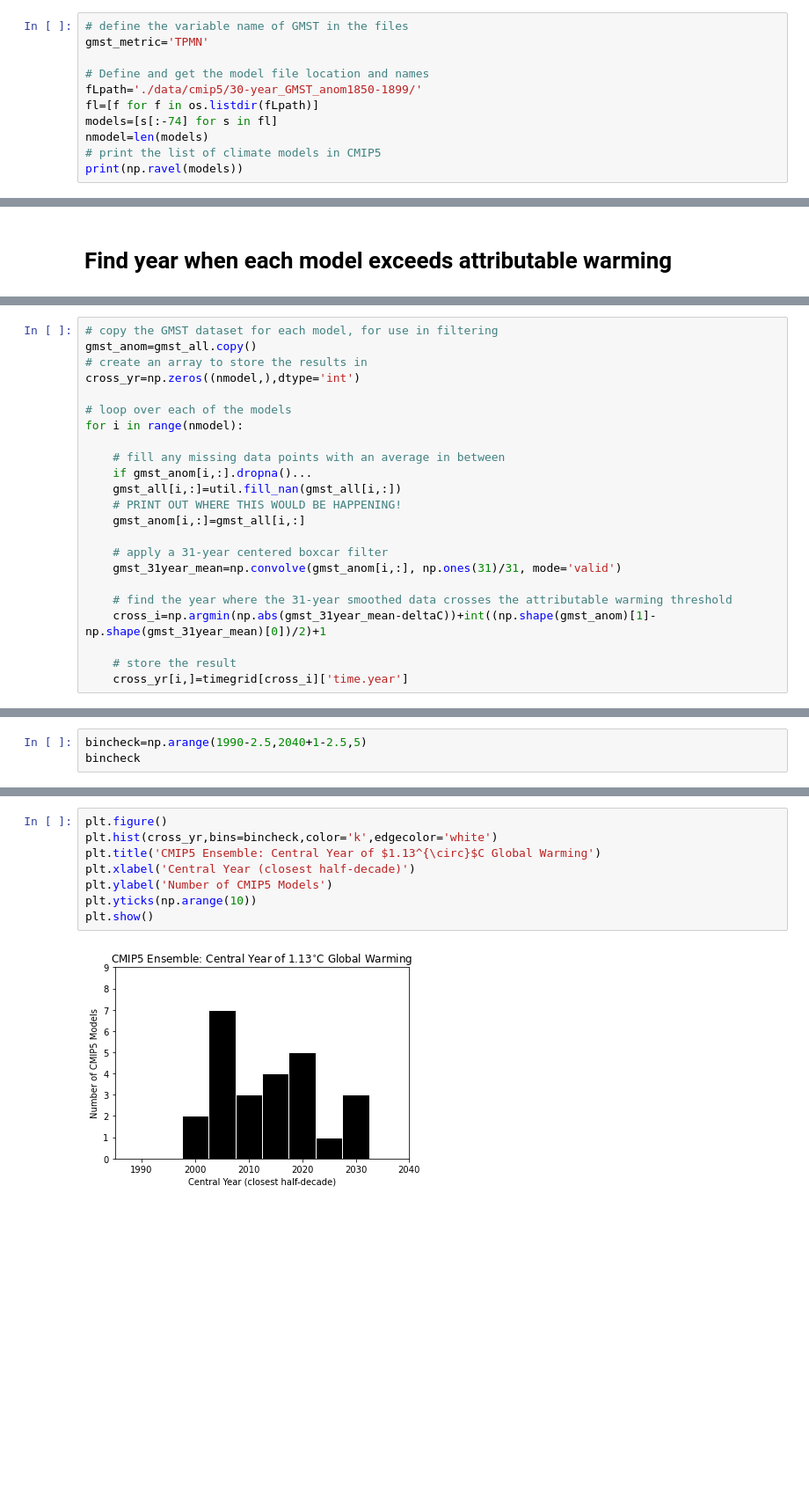
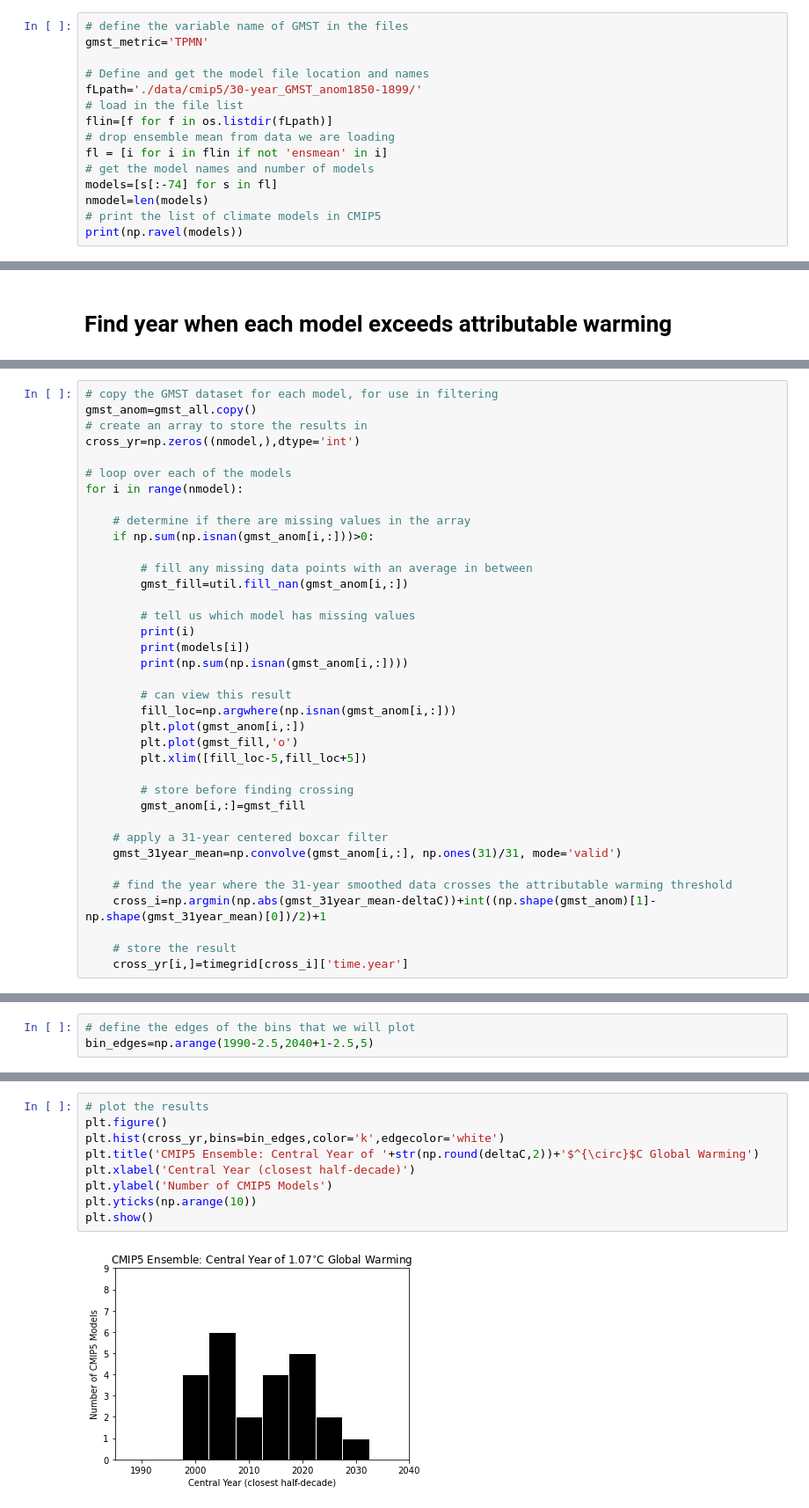
Before and after one commit to climatecentral/gilford22_attframework, a Jupyter notebook: CMIP5_GMST.ipynb, the cells around one changed output, grey strips where cells are left out. Shown at 88% size. Drawn from its saved outputs; the diff is of its cells as text; blank space fills up the shorter version.

Commit message:
Finished CMIP5 GMST crossing-year code

```diff
--- a/CMIP5_GMST.ipynb
+++ b/CMIP5_GMST.ipynb
@@ -26,7 +27,11 @@ gmst_metric='TPMN'
 
 # Define and get the model file location and names
 fLpath='./data/cmip5/30-year_GMST_anom1850-1899/'
-fl=[f for f in os.listdir(fLpath)]
+# load in the file list
+flin=[f for f in os.listdir(fLpath)]
+# drop ensemble mean from data we are loading
+fl = [i for i in flin if not 'ensmean' in i]
+# get the model names and number of models
 models=[s[:-74] for s in fl]
 nmodel=len(models)
 # print the list of climate models in CMIP5
@@ -108,11 +115,25 @@ cross_yr=np.zeros((nmodel,),dtype='int')
 # loop over each of the models
 for i in range(nmodel):
 
-    # fill any missing data points with an average in between
-    if gmst_anom[i,:].dropna()...
-    gmst_all[i,:]=util.fill_nan(gmst_all[i,:])
-    # PRINT OUT WHERE THIS WOULD BE HAPPENING!
-    gmst_anom[i,:]=gmst_all[i,:]
+    # determine if there are missing values in the array
+    if np.sum(np.isnan(gmst_anom[i,:]))>0:
+
+        # fill any missing data points with an average in between
+        gmst_fill=util.fill_nan(gmst_anom[i,:])
+
+        # tell us which model has missing values
+        print(i)
+        print(models[i])
+        print(np.sum(np.isnan(gmst_anom[i,:])))
+
+        # can view this result
+        fill_loc=np.argwhere(np.isnan(gmst_anom[i,:]))
+        plt.plot(gmst_anom[i,:])
+        plt.plot(gmst_fill,'o')
+        plt.xlim([fill_loc-5,fill_loc+5])
+
+        # store before finding crossing
+        gmst_anom[i,:]=gmst_fill
 
     # apply a 31-year centered boxcar filter
     gmst_31year_mean=np.convolve(gmst_anom[i,:], np.ones(31)/31, mode='valid')
@@ -154,3 +193,3 @@ cross_df.to_csv('/home/dgilford/attribution/paper_data_out/CMIP5_crossing_year_1
 # %%
-bincheck=np.arange(1990-2.5,2040+1-2.5,5)
-bincheck
+# define the edges of the bins that we will plot
+bin_edges=np.arange(1990-2.5,2040+1-2.5,5)
@@ -160,10 +196,11 @@ array([1987.5, 1992.5, 1997.5, 2002.5, 2007.5, 2012.5, 2017.5, 2022.5,
 # %%
+# plot the results
 plt.figure()
-plt.hist(cross_yr,bins=bincheck,color='k',edgecolor='white')
-plt.title('CMIP5 Ensemble: Central Year of $1.13^{\circ}$C Global Warming')
+plt.hist(cross_yr,bins=bin_edges,color='k',edgecolor='white')
+plt.title('CMIP5 Ensemble: Central Year of '+str(np.round(deltaC,2))+'$^{\circ}$C Global Warming')
 plt.xlabel('Central Year (closest half-decade)')
 plt.ylabel('Number of CMIP5 Models')
 plt.yticks(np.arange(10))
 plt.show()
 # %% [output]
-[figure, old version]
+[figure, new version]
```
Also changed, not shown: parts of 17 cells of this notebook, 2 other files.
